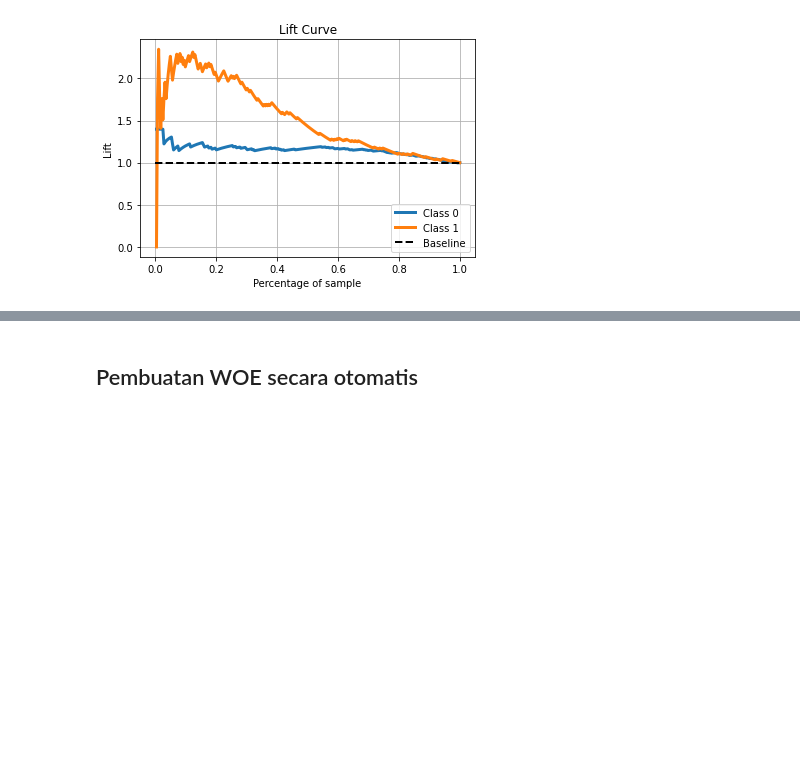
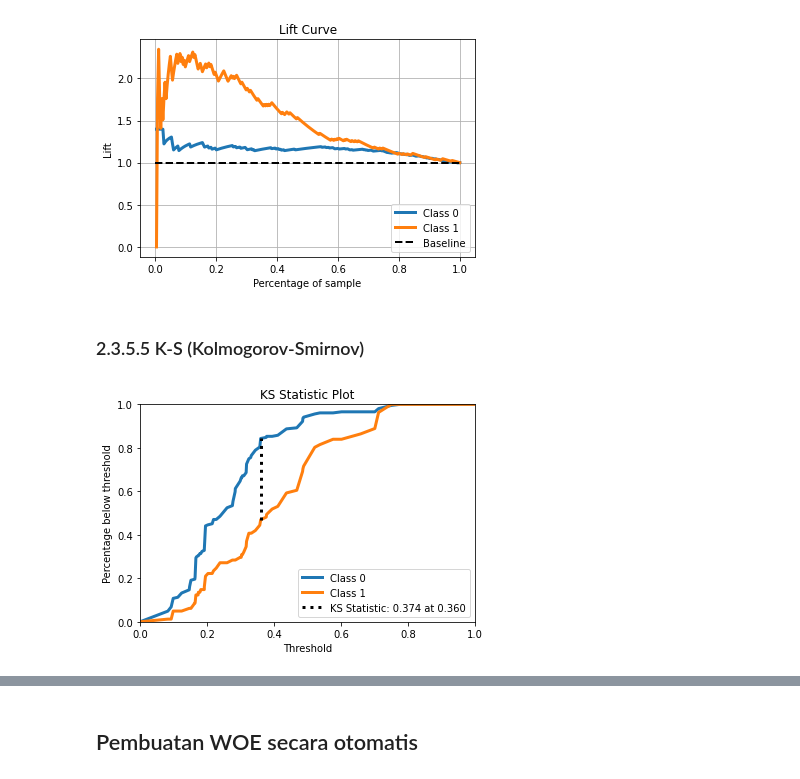
Before and after one commit to IndraLukasTjahaja/Digital_Credit_Risk, a Jupyter notebook: Bab_2_Model_Score_Kredit_dengan_Python.ipynb, the cells around one changed output, grey strips where cells are left out. Saved outputs shown, nothing was run; the diff lists cells and outputs as text; code cells hidden in the pictures; blank space fills up the shorter version.

```diff
--- a/Bab_2_Model_Score_Kredit_dengan_Python.ipynb
+++ b/Bab_2_Model_Score_Kredit_dengan_Python.ipynb
@@ -2003,6 +2003,14 @@ skplt.metrics.plot_lift_curve(y_test, lr.predict_proba(X_test))
 plt.show()
 # %% [output]
 [figure]
+# %% [markdown]
+### 2.3.5.5 K-S (Kolmogorov-Smirnov)
+# %%
+# K-S chart
+skplt.metrics.plot_ks_statistic(y_test, lr.predict_proba(X_test))
+plt.show()
+# %% [output]
+[figure, added]
 # %%
 y = df_model_Bin.loc[:,'default']
 X = df_model_Bin.loc[:,df_model_Bin.columns != 'default']
```
Also changed, not shown: parts of 16 cells of this notebook.
